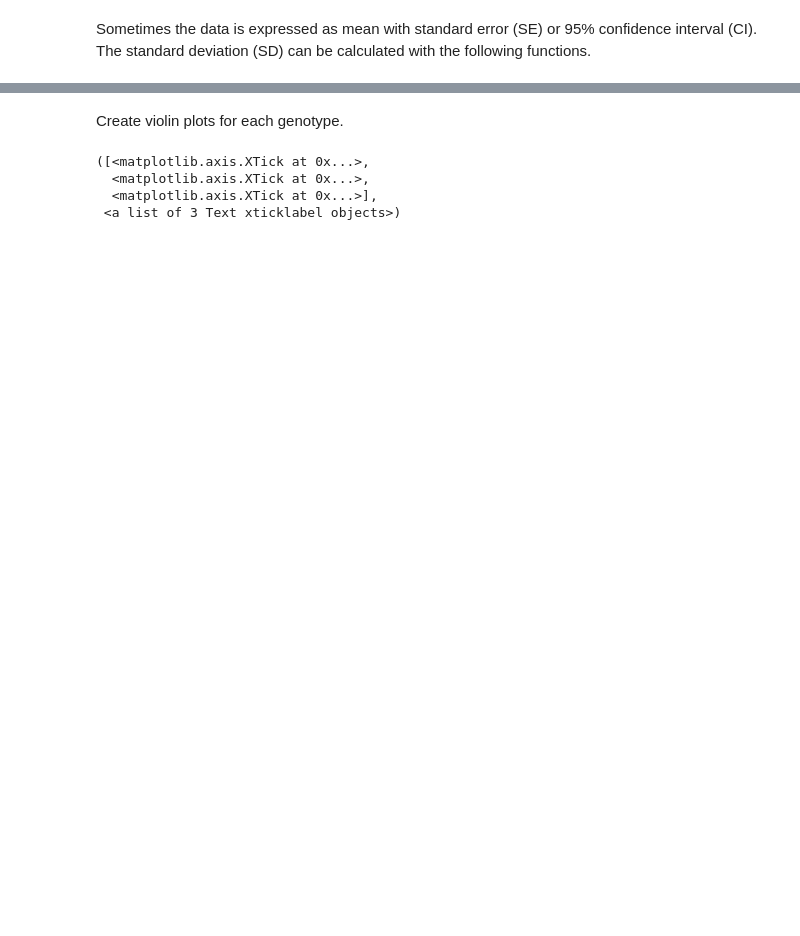
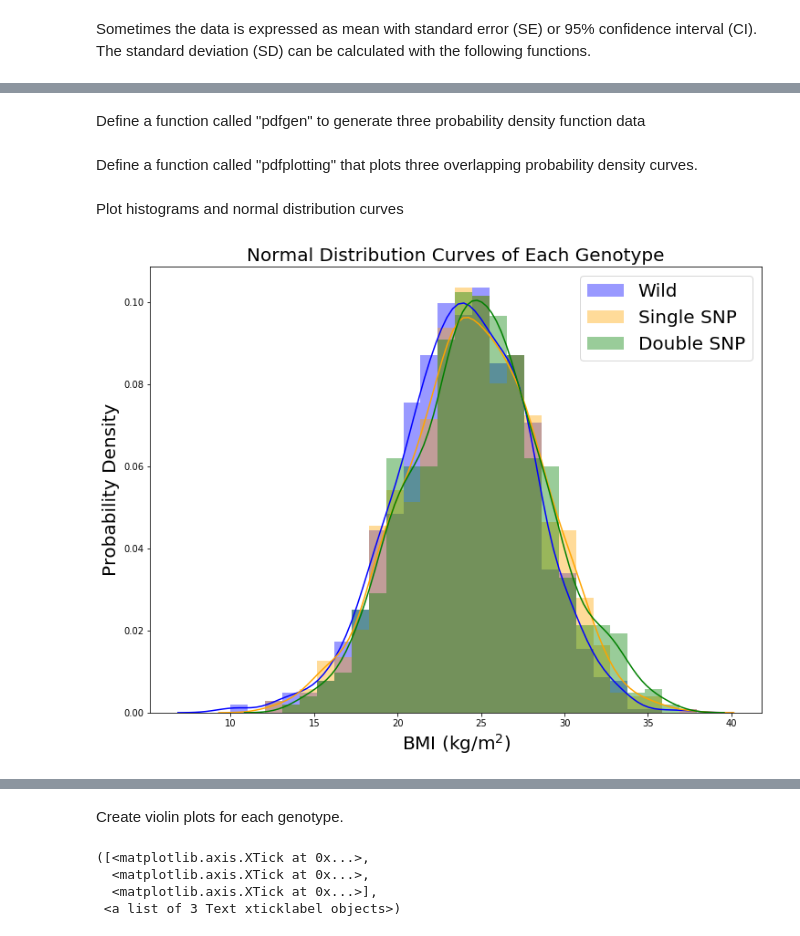
Before and after one commit to Genes-N-Risks/genocode, a Jupyter notebook: examples/Data Visualization Tool_Yousef.ipynb, the cells around one changed output, grey strips where cells are left out. Drawn from its saved outputs; the diff is of its cells as text; code cells hidden in the pictures; blank space fills up the shorter version.

```diff
--- a/examples/Data Visualization Tool_Yousef.ipynb
+++ b/examples/Data Visualization Tool_Yousef.ipynb
@@ -27,3 +19,0 @@ def se_to_sd(se, n):
-# %%
-def ci_to_sd(lower_limit, upper_limit, n):
-    return math.sqrt(n)*(upper_limit - lower_limit)/3.92
@@ -78,0 +157,2 @@ plt.show()
+# %%
+datagenerated1, datagenerated2, datagenerated3 = compounddata(mean1=24.12,sd1=3.87,mean2=24.43,sd2=3.94,mean3=24.82,sd3=3.95,size=1000)
@@ -78,0 +188,3 @@ plt.show()
+# %%
+bins = np.linspace(10,40,num=30)
+y1, y2, y3 = databinning(datagenerated1, datagenerated2, datagenerated3,bins_list=bins)
@@ -78,0 +193,30 @@ plt.show()
+# %%
+def histplotting(datagenerated1, datagenerated2, datagenerated3, bins_list=None):
+    """
+    A function to plot 3 overlapping histograms
+    Parameters:
+        datagenerated1 (numpy.ndarray, required): A numpy array with random standard distribution data.
+        datagenerated2 (numpy.ndarray, required): A numpy array with random standard distribution data.
+        datagenerated3 (numpy.ndarray, required): A numpy array with random standard distribution data.
+        bins_list(numpy.ndarray, required): A numpy array listing the edges of the bins.
+    Returns:
+        None.
+    """
+    a4_dims = (12, 9)
+    fig, ax = plt.subplots(figsize=a4_dims)
+    sns.distplot(ax=ax,a=datagenerated1,bins=bins_list,color='blue',label='Wild')
+    sns.distplot(ax=ax,a=datagenerated2,bins=bins_list,color='orange',label='Single SNP')
+    sns.distplot(ax=ax,a=datagenerated3,bins=bins_list,color='green',label='Double SNP')
+
+    plt.xlabel('BMI (kg/m$^2$)', fontsize=20)
+    plt.ylabel('Probability Density', fontsize=20)
+    plt.title('Normal Distribution Curves of Each Genotype', fontsize=20)
+
+    matplotlib.rc('xtick', labelsize=20)
+    matplotlib.rc('ytick', labelsize=20)
+
+    plt.legend (fontsize=20)
+
+    return None
+# %% [markdown]
+Define a function called "pdfgen" to generate three probability density function data
@@ -78,0 +244,2 @@ plt.show()
+# %% [markdown]
+Define a function called "pdfplotting" that plots three overlapping probability density curves.
@@ -78,0 +279,7 @@ plt.show()
+# %% [markdown]
+Plot histograms and normal distribution curves
+# %%
+bins = np.linspace(10,40,num=30)
+histplotting(datagenerated1, datagenerated2, datagenerated3, bins_list=bins)
+# %% [output]
+[figure, added]
```
Also changed, not shown: parts of 47 cells of this notebook, 4 other files.
